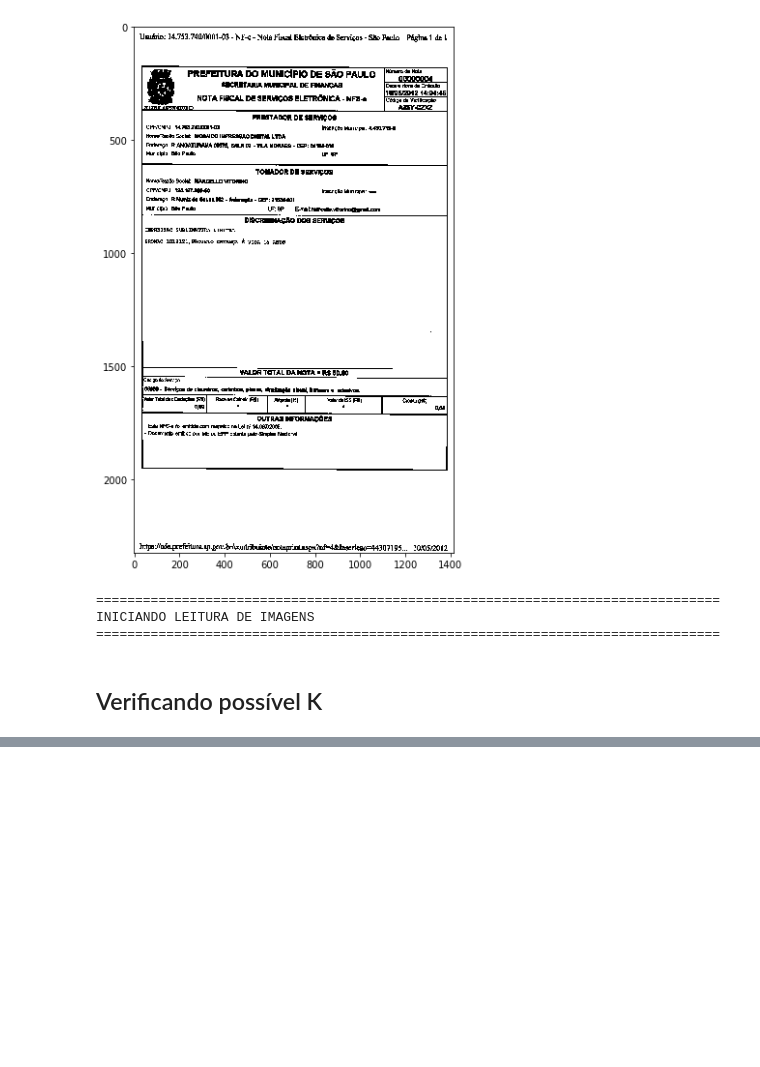
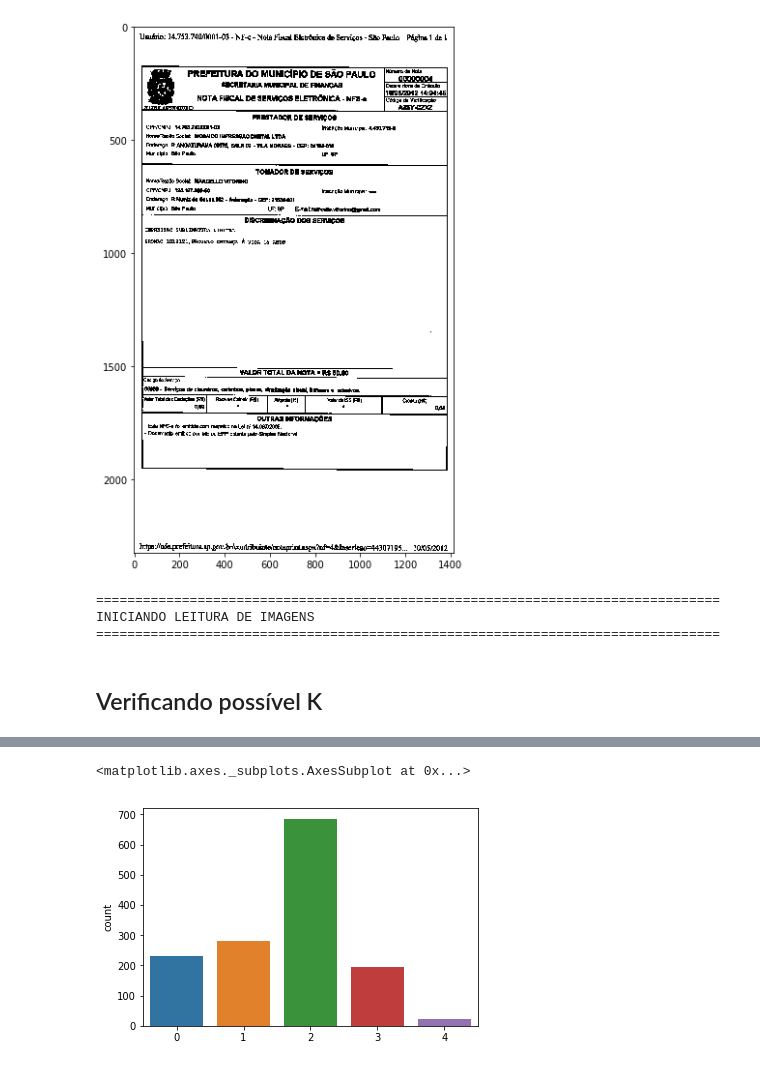
Before and after one commit to arthurTemporim/visao-computacional, a Jupyter notebook: notebooks/Binarizar.ipynb, the cells around one changed output, grey strips where cells are left out. Drawn from its saved outputs; the diff is of its cells as text; code cells hidden in the pictures; blank space fills up the shorter version.

```diff
--- a/notebooks/Binarizar.ipynb
+++ b/notebooks/Binarizar.ipynb
@@ -343,0 +329,11 @@ print(os.path.abspath('..'))
+# %%
+A = len(kmeans.labels_[kmeans.labels_ == 0])
+B = len(kmeans.labels_[kmeans.labels_ == 1])
+C = len(kmeans.labels_[kmeans.labels_ == 2])
+D = len(kmeans.labels_[kmeans.labels_ == 3])
+E = len(kmeans.labels_[kmeans.labels_ == 4])
+
+sns.countplot(x=kmeans.labels_)
+# %% [output]
+<matplotlib.axes._subplots.AxesSubplot at 0x...>
+[figure, added]
```
Also changed, not shown: parts of 13 cells of this notebook.
